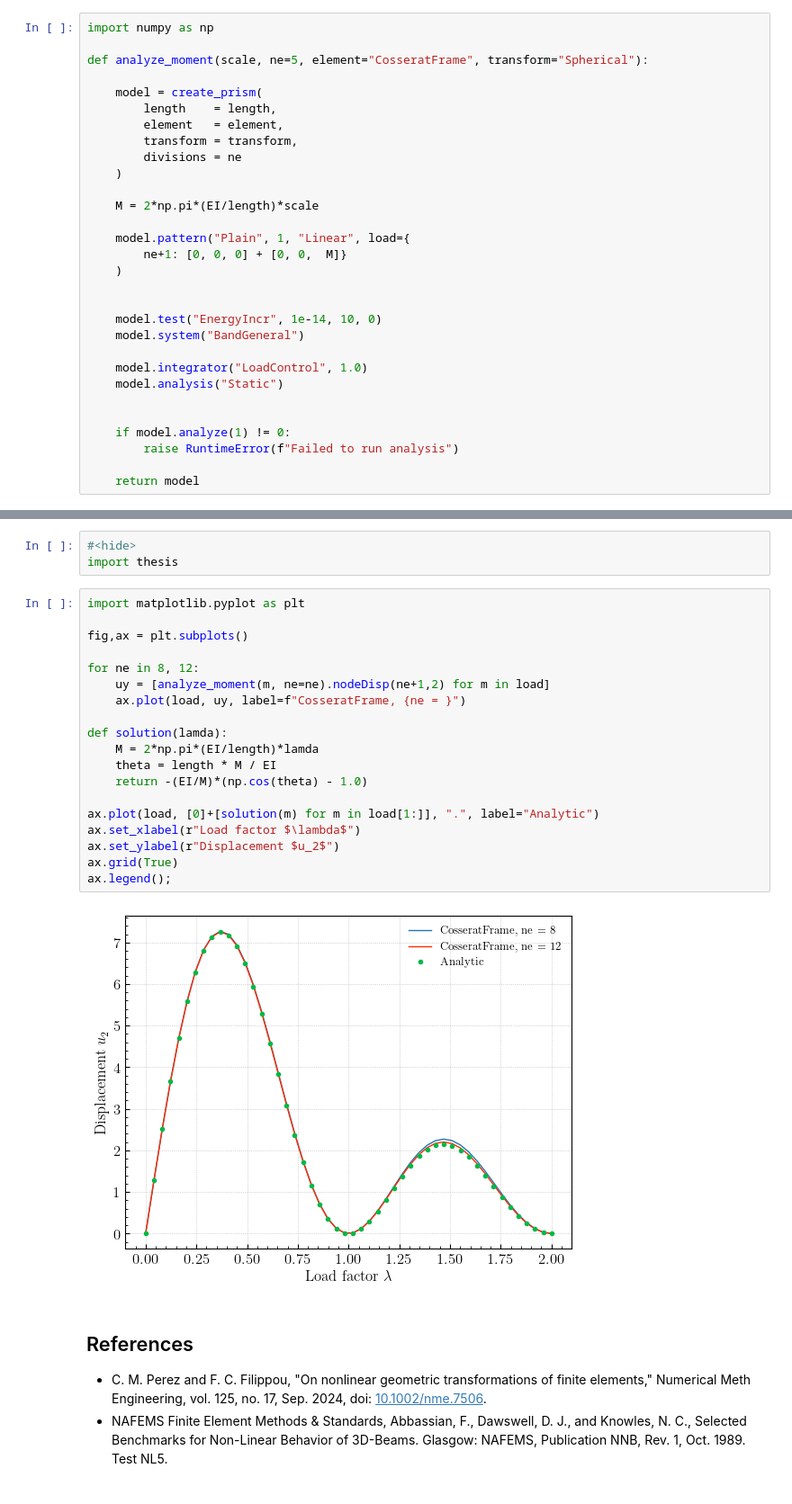
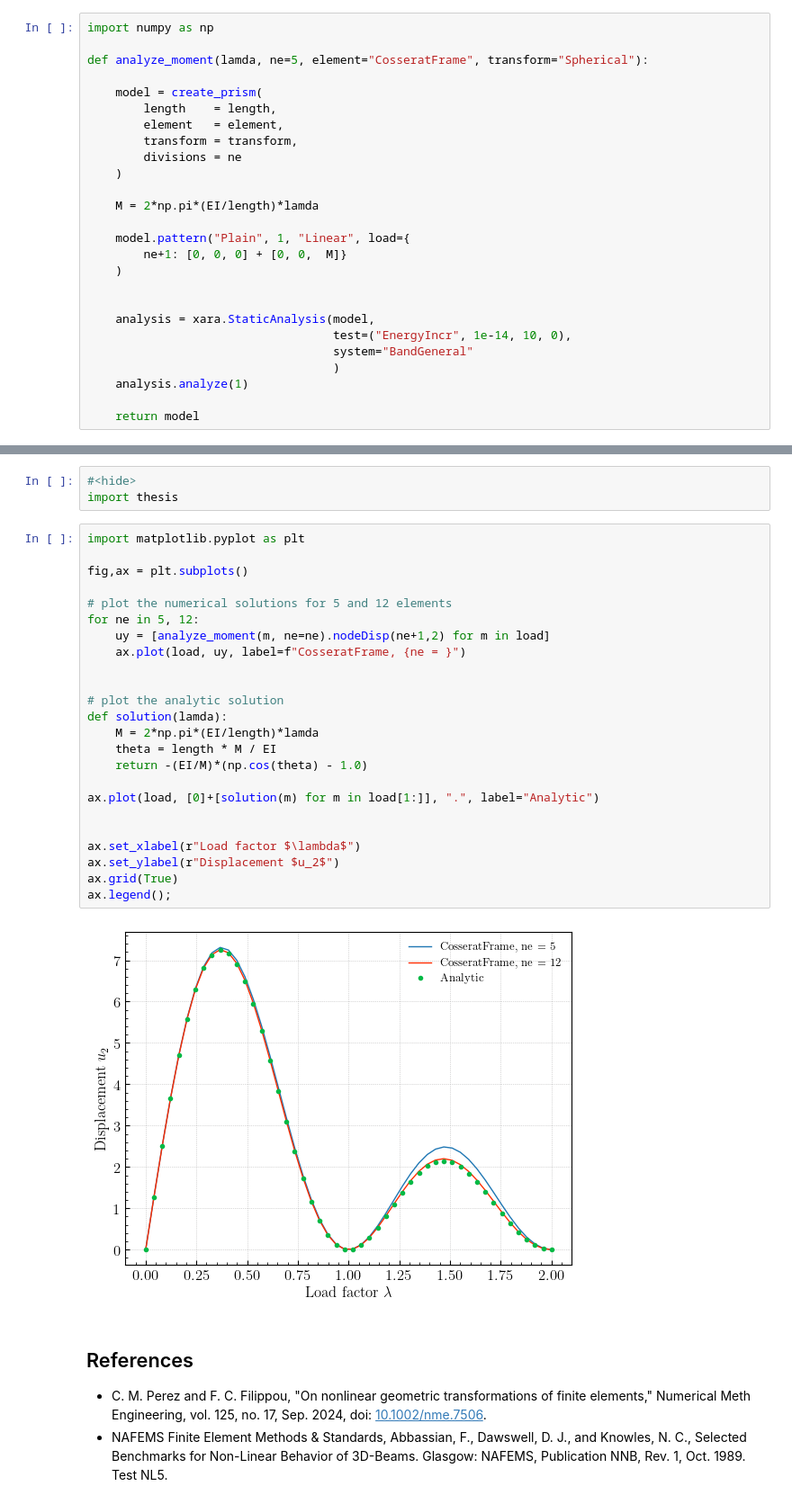
Before and after one commit to FEDEASLab/Benchmarks-Python, a Jupyter notebook: benchmarks/frame-1001/main.ipynb, the cells around one changed output, grey strips where cells are left out. Shown at 90% size. Saved outputs shown, nothing was run; the diff lists cells and outputs as text.

```diff
--- a/benchmarks/frame-1001/main.ipynb
+++ b/benchmarks/frame-1001/main.ipynb
@@ -95,7 +95,7 @@ $$
 # %%
 import numpy as np
 
-def analyze_moment(scale, ne=5, element="CosseratFrame", transform="Spherical"):
+def analyze_moment(lamda, ne=5, element="CosseratFrame", transform="Spherical"):
 
     model = create_prism(
         length    = length,
@@ -104,22 +104,18 @@ def analyze_moment(scale, ne=5, element="CosseratFrame", transform="Spherical"):
         divisions = ne
     )
 
-    M = 2*np.pi*(EI/length)*scale
+    M = 2*np.pi*(EI/length)*lamda
 
     model.pattern("Plain", 1, "Linear", load={
         ne+1: [0, 0, 0] + [0, 0,  M]}
     )
 
 
-    model.test("EnergyIncr", 1e-14, 10, 0)
-    model.system("BandGeneral")
-
-    model.integrator("LoadControl", 1.0)
-    model.analysis("Static")
-
-
-    if model.analyze(1) != 0:
-        raise RuntimeError(f"Failed to run analysis")
+    analysis = xara.StaticAnalysis(model,
+                                   test=("EnergyIncr", 1e-14, 10, 0),
+                                   system="BandGeneral"
+                                   )
+    analysis.analyze(1)
 
     return model
 # %% [markdown]
@@ -181,24 +177,29 @@ import thesis
 # %%
 import matplotlib.pyplot as plt
 
 fig,ax = plt.subplots()
 
-for ne in 8, 12:
+# plot the numerical solutions for 5 and 12 elements
+for ne in 5, 12:
     uy = [analyze_moment(m, ne=ne).nodeDisp(ne+1,2) for m in load]
     ax.plot(load, uy, label=f"CosseratFrame, {ne = }")
 
+
+# plot the analytic solution
 def solution(lamda):
     M = 2*np.pi*(EI/length)*lamda
     theta = length * M / EI
     return -(EI/M)*(np.cos(theta) - 1.0)
 
 ax.plot(load, [0]+[solution(m) for m in load[1:]], ".", label="Analytic")
+
+
 ax.set_xlabel(r"Load factor $\lambda$")
 ax.set_ylabel(r"Displacement $u_2$")
 ax.grid(True)
 ax.legend();
 # %% [output]
-[figure, old version]
+[figure, new version]
 # %% [markdown]
 
 ## References
```
Also changed, not shown: parts of 1 cell of this notebook.
